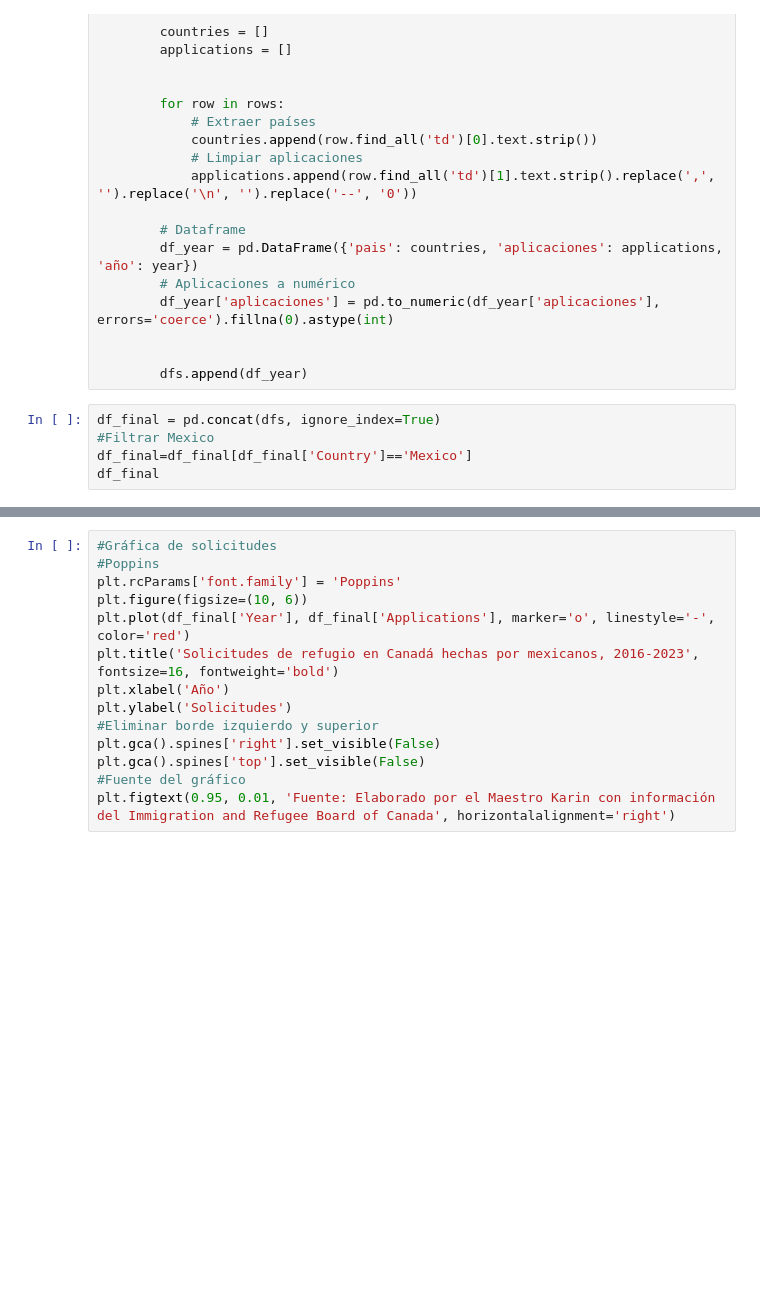
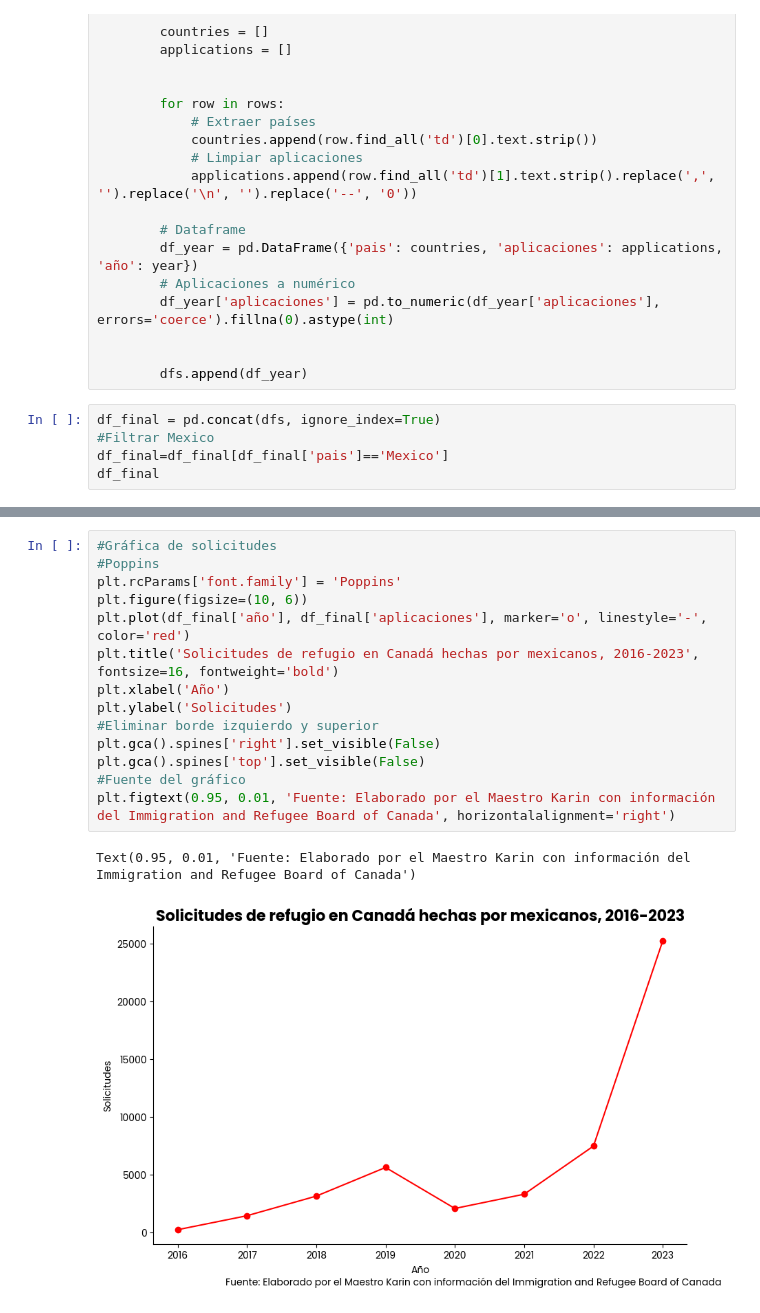
Before and after one commit to maestrokarin/migrantes_canada, a Jupyter notebook: solicitudref_mex_canada.ipynb, the cells around one changed output, grey strips where cells are left out. Drawn from its saved outputs; the diff is of its cells as text; blank space fills up the shorter version.

```diff
--- a/solicitudref_mex_canada.ipynb
+++ b/solicitudref_mex_canada.ipynb
@@ -46,6 +46,6 @@ for year in range(2016, 2024):
 # %%
 df_final = pd.concat(dfs, ignore_index=True)
 #Filtrar Mexico
-df_final=df_final[df_final['Country']=='Mexico']
+df_final=df_final[df_final['pais']=='Mexico']
 df_final
 # %% [output]
@@ -53,14 +61,17 @@ KeyError: 'Country'
 # %%
 #Gráfica de solicitudes
 #Poppins
 plt.rcParams['font.family'] = 'Poppins'
 plt.figure(figsize=(10, 6))
-plt.plot(df_final['Year'], df_final['Applications'], marker='o', linestyle='-', color='red')
+plt.plot(df_final['año'], df_final['aplicaciones'], marker='o', linestyle='-', color='red')
 plt.title('Solicitudes de refugio en Canadá hechas por mexicanos, 2016-2023', fontsize=16, fontweight='bold')
 plt.xlabel('Año')
 plt.ylabel('Solicitudes')
 #Eliminar borde izquierdo y superior
 plt.gca().spines['right'].set_visible(False)
 plt.gca().spines['top'].set_visible(False)
 #Fuente del gráfico
 plt.figtext(0.95, 0.01, 'Fuente: Elaborado por el Maestro Karin con información del Immigration and Refugee Board of Canada', horizontalalignment='right')
+# %% [output]
+Text(0.95, 0.01, 'Fuente: Elaborado por el Maestro Karin con información del Immigration and Refugee Board of Canada')
+[figure, added]
```
Also changed, not shown: parts of 1 cell of this notebook.
